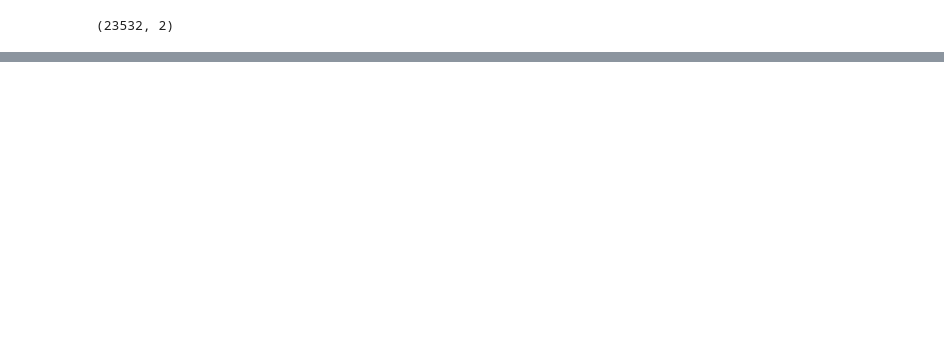
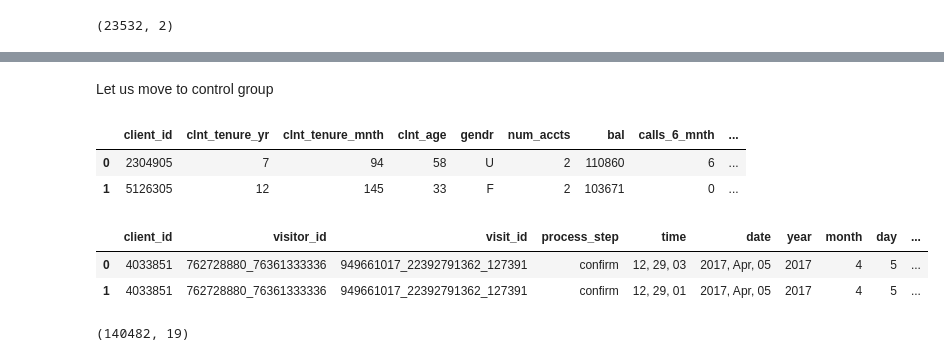
Before and after one commit to fmammo/vanguard-ab-test, a Jupyter notebook: Data_EDA.ipynb, the cells around one changed output, grey strips where cells are left out. Saved outputs shown, nothing was run; the diff lists cells and outputs as text; code cells hidden in the pictures; blank space fills up the shorter version.

```diff
--- a/Data_EDA.ipynb
+++ b/Data_EDA.ipynb
@@ -318,0 +379,24 @@ control_group.to_csv("control_group.csv")
+# %% [markdown]
+Let us move to control group
+# %%
+# First we merge control_group with demog
+merge_2 = pd.merge(demog, control_group, on = 'client_id')
+# %%
+merge_2.head(2)
+# %% [output]
+|  | client_id | clnt_tenure_yr | clnt_tenure_mnth | clnt_age | gendr | num_accts | bal | calls_6_mnth | ... |
+| 0 | 2304905 | 7 | 94 | 58 | U | 2 | 110860 | 6 | ... |
+| 1 | 5126305 | 12 | 145 | 33 | F | 2 | 103671 | 0 | ... |
+# %%
+# Now we will merge merge_2 dataset and web_data
+control_merge = pd.merge(web_data, merge_2, on = 'client_id')
+# %%
+control_merge.head(2)
+# %% [output]
+|  | client_id | visitor_id | visit_id | process_step | time | date | year | month | day | ... |
+| 0 | 4033851 | 762728880_76361333336 | 949661017_22392791362_127391 | confirm | 12, 29, 03 | 2017, Apr, 05 | 2017 | 4 | 5 | ... |
+| 1 | 4033851 | 762728880_76361333336 | 949661017_22392791362_127391 | confirm | 12, 29, 01 | 2017, Apr, 05 | 2017 | 4 | 5 | ... |
+# %%
+control_merge.shape
+# %% [output]
+(140482, 19)
```
Also changed, not shown: parts of 18 cells of this notebook, 1 other file.
